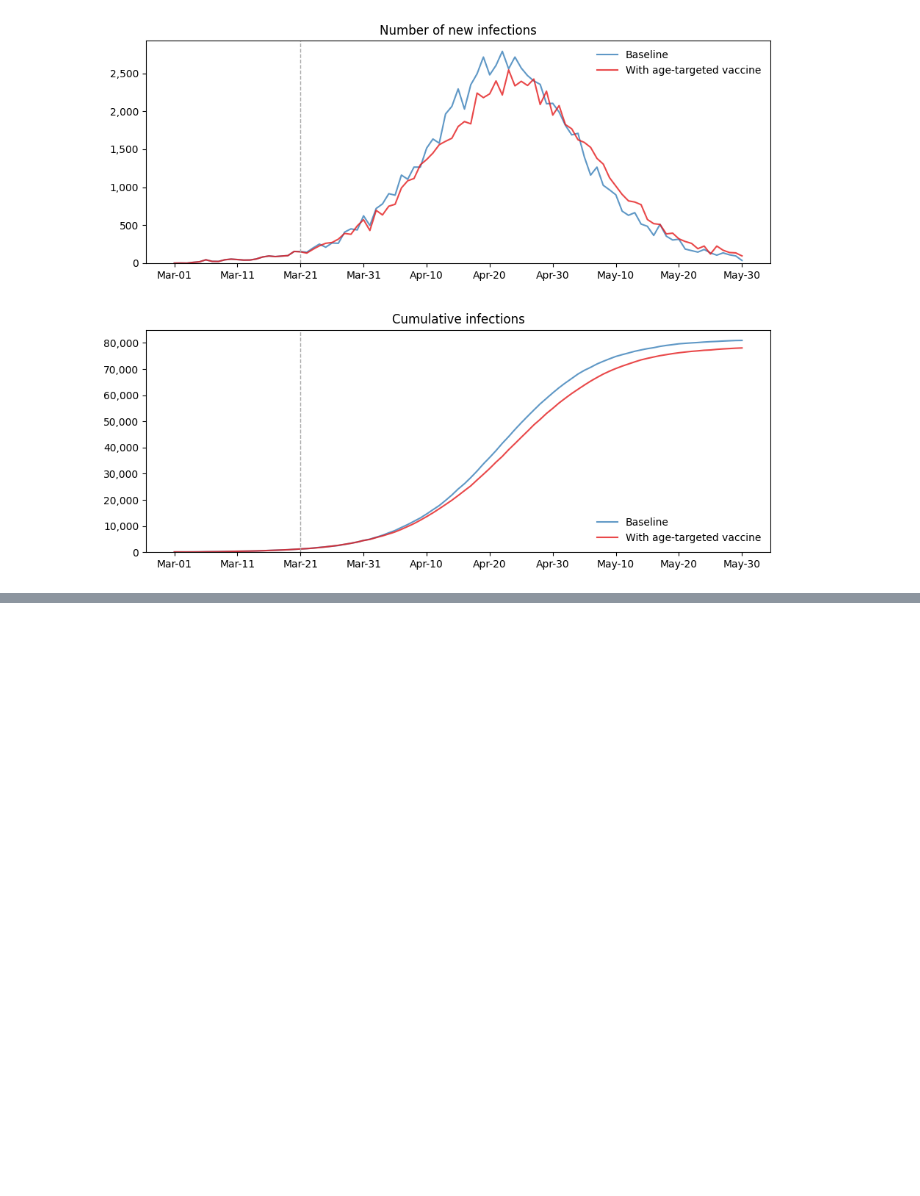
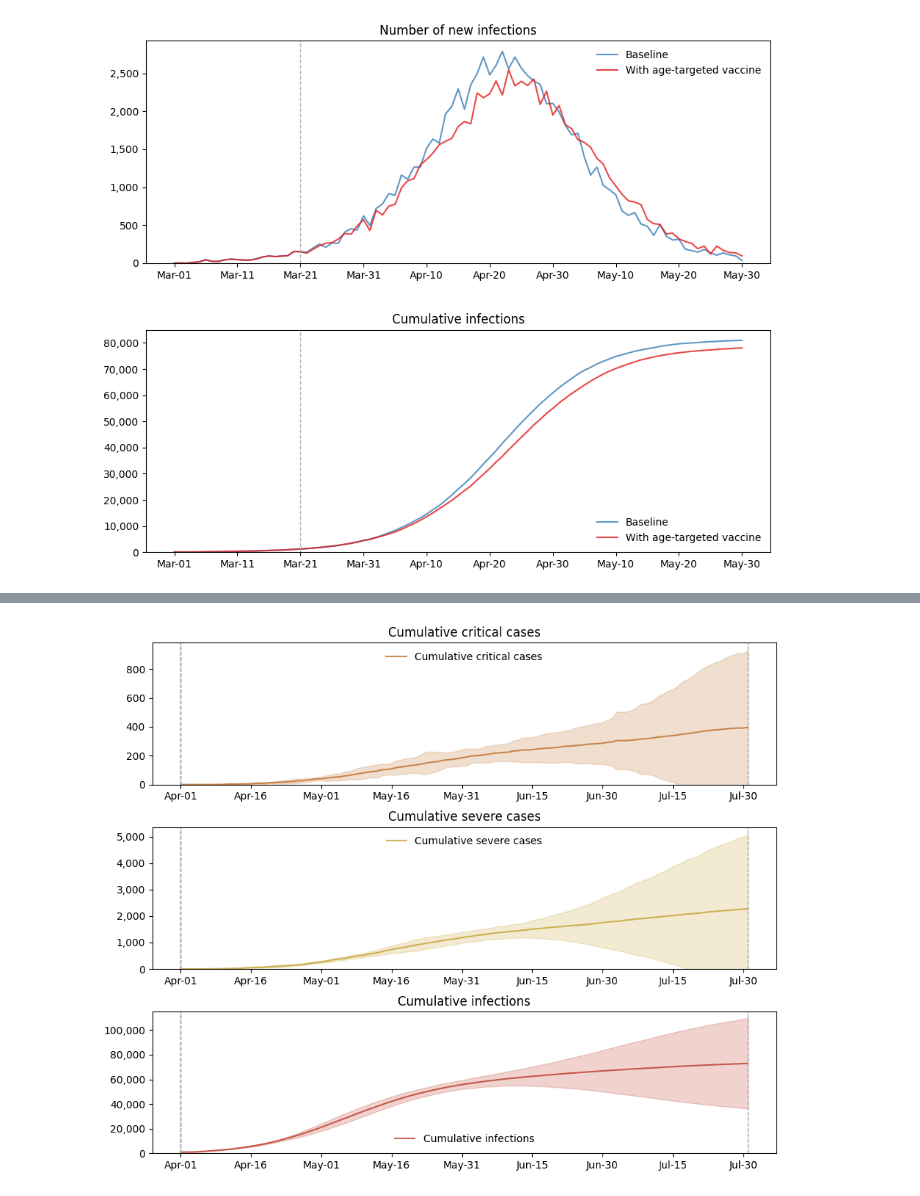
Before and after one commit to returaj/covasim, a Jupyter notebook: models/vanilla/vanilla_model.ipynb, the cells around one changed output, grey strips where cells are left out. Cells and saved outputs as stored; diff of their text form; code cells hidden in the pictures; blank space fills up the shorter version.

```diff
--- a/models/vanilla/vanilla_model.ipynb
+++ b/models/vanilla/vanilla_model.ipynb
@@ -73,0 +99,34 @@ msim.plot(to_plot=['new_infections', 'cum_infections'])
+# %%
+# Variant
+delta = cv.variant('b16172', days=0)
+# %%
+# Intervantions
+
+school_interv = cv.clip_edges(
+    days=0,
+    changes=0,        # the changes in the number of contacts (0: no contact, 1: all contact)
+    layers='s'        # the layers in which to isolate contacts (s: school, h: household, w: workplace, c: community)
+)
+
+test_interv = cv.test_num(
+    daily_tests=500,  # number of tests per day
+    symp_test=0.5,    # odds ratio of a symptomatic person testing
+    quar_test=0.7,    # probability of a person in quarantine testing
+    ili_prev=0.2,     # prevalence of influenza-like-illness symptoms in the population
+    loss_prob=0.3,    # probability of the person being lost-to-follow-up (0: no one lost to follow-up)
+    test_delay=3,     # days for test result to be known (0: results available instantly)
+                      # how is test delay affecting covid spread ?
+    start_day="2021-04-01",
+    end_day='2021-07-31'
+)
+# %%
+# Vaccine
+vaccine_interv = cv.vaccinate_prob(vaccine='az', days=0, subtarget=vaccinate_by_age)
+# %%
+sim = cv.Sim(interventions=[school_interv, test_interv, vaccine_interv], variants=delta, pars=pars, use_waning=True)
+msim = cv.MultiSim(sim)
+msim.run(n_runs=5)
+msim.mean()
+msim.plot(to_plot=['cum_critical', 'cum_severe', 'cum_infections'])
+# %% [output]
+[figure, added]
```
Also changed, not shown: parts of 4 cells of this notebook.
